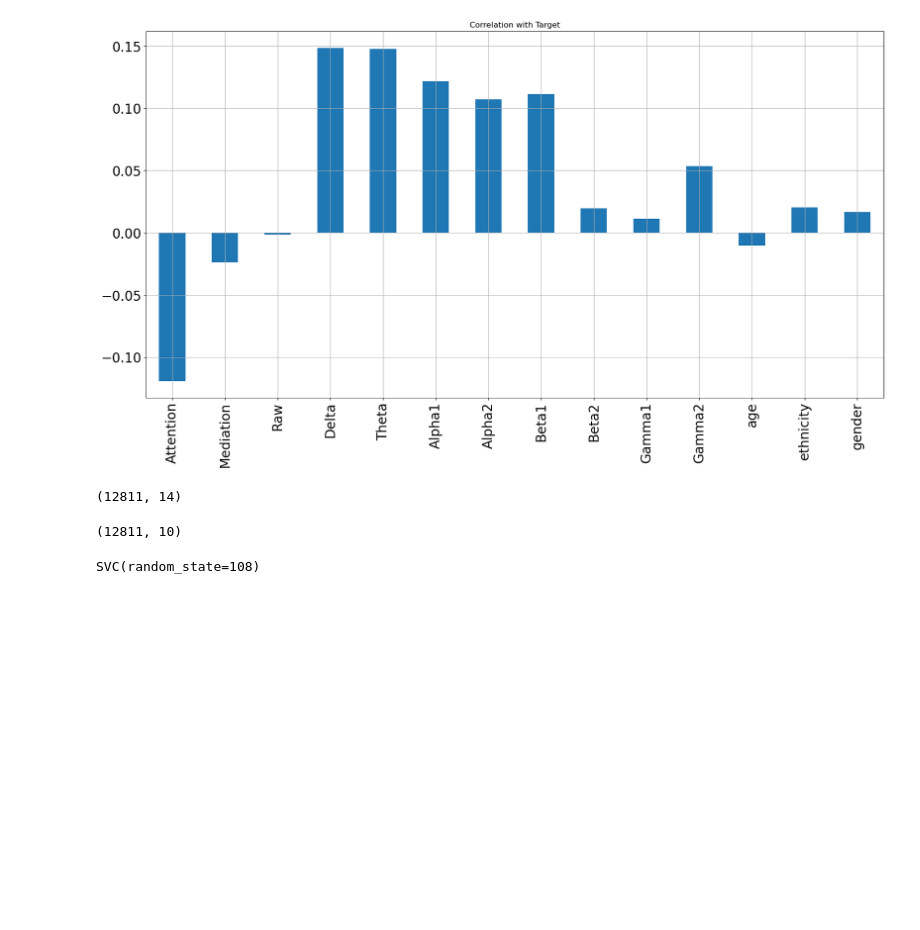
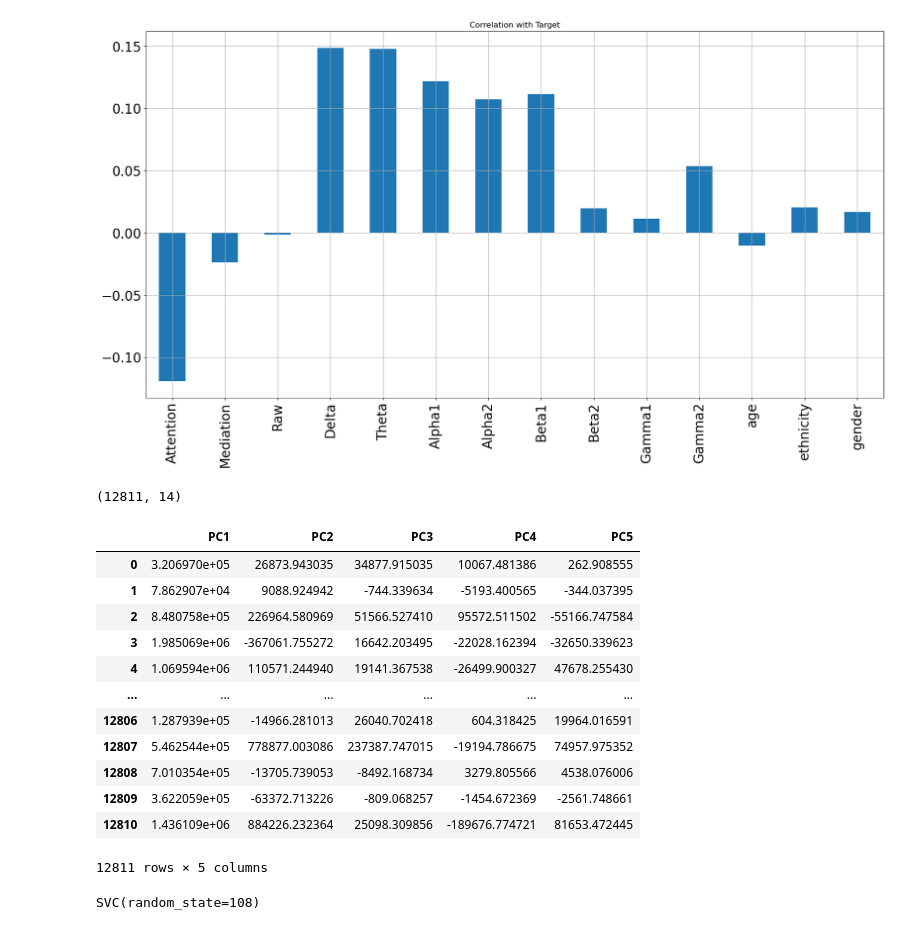
Before and after one commit to animeshmaiti/dyslexia-detection-eeg, a Jupyter notebook: using-SVD.ipynb, the cells around one changed output. Saved outputs shown, nothing was run; the diff lists cells and outputs as text; code cells hidden in the pictures; blank space fills up the shorter version.

```diff
--- a/using-SVD.ipynb
+++ b/using-SVD.ipynb
@@ -40,17 +40,29 @@ feature.shape
 from sklearn.decomposition import TruncatedSVD
 # %%
 # Perform dimensionality reduction using TruncatedSVD
-k = 10   # Choose the desired number of dimensions
+k = 5   # Choose the desired number of dimensions
 svd = TruncatedSVD(n_components=k)
 reduced_data = svd.fit_transform(feature)
 
-# Create a DataFrame for visualization (optional)
+# Create a DataFrame for visualization
 columns = [f'PC{i+1}' for i in range(k)]
 reduced_df = pd.DataFrame(reduced_data, columns=columns)
-# %%
-reduced_data.shape
-# %% [output]
-(12811, 10)
+# %%
+reduced_df
+# %% [output]
+|  | PC1 | PC2 | PC3 | PC4 | PC5 |
+| 0 | 3.206970e+05 | 26873.943035 | 34877.915035 | 10067.481386 | 262.908555 |
+| 1 | 7.862907e+04 | 9088.924942 | -744.339634 | -5193.400565 | -344.037395 |
+| 2 | 8.480758e+05 | 226964.580969 | 51566.527410 | 95572.511502 | -55166.747584 |
+| 3 | 1.985069e+06 | -367061.755272 | 16642.203495 | -22028.162394 | -32650.339623 |
+| 4 | 1.069594e+06 | 110571.244940 | 19141.367538 | -26499.900327 | 47678.255430 |
+| ... | ... | ... | ... | ... | ... |
+| 12806 | 1.287939e+05 | -14966.281013 | 26040.702418 | 604.318425 | 19964.016591 |
+| 12807 | 5.462544e+05 | 778877.003086 | 237387.747015 | -19194.786675 | 74957.975352 |
+| 12808 | 7.010354e+05 | -13705.739053 | -8492.168734 | 3279.805566 | 4538.076006 |
+| 12809 | 3.622059e+05 | -63372.713226 | -809.068257 | -1454.672369 | -2561.748661 |
+| 12810 | 1.436109e+06 | 884226.232364 | 25098.309856 | -189676.774721 | 81653.472445 |
+12811 rows × 5 columns
 # %%
 from sklearn.preprocessing import StandardScaler
 # %%
```
Also changed, not shown: parts of 7 cells of this notebook, 9 other files.
